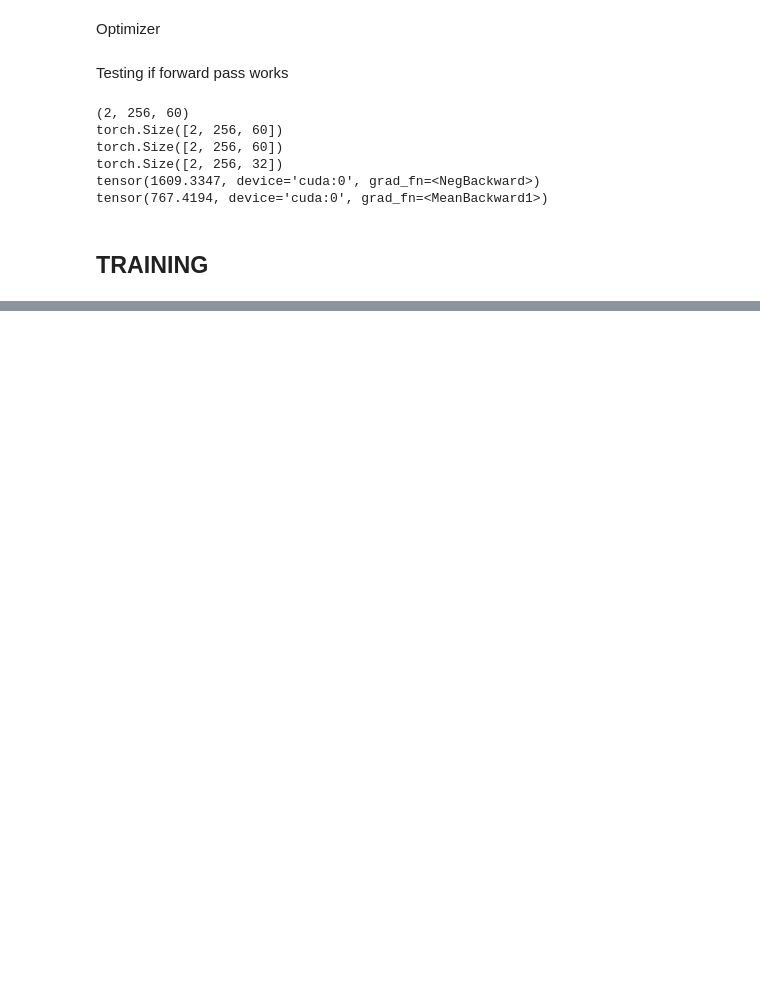
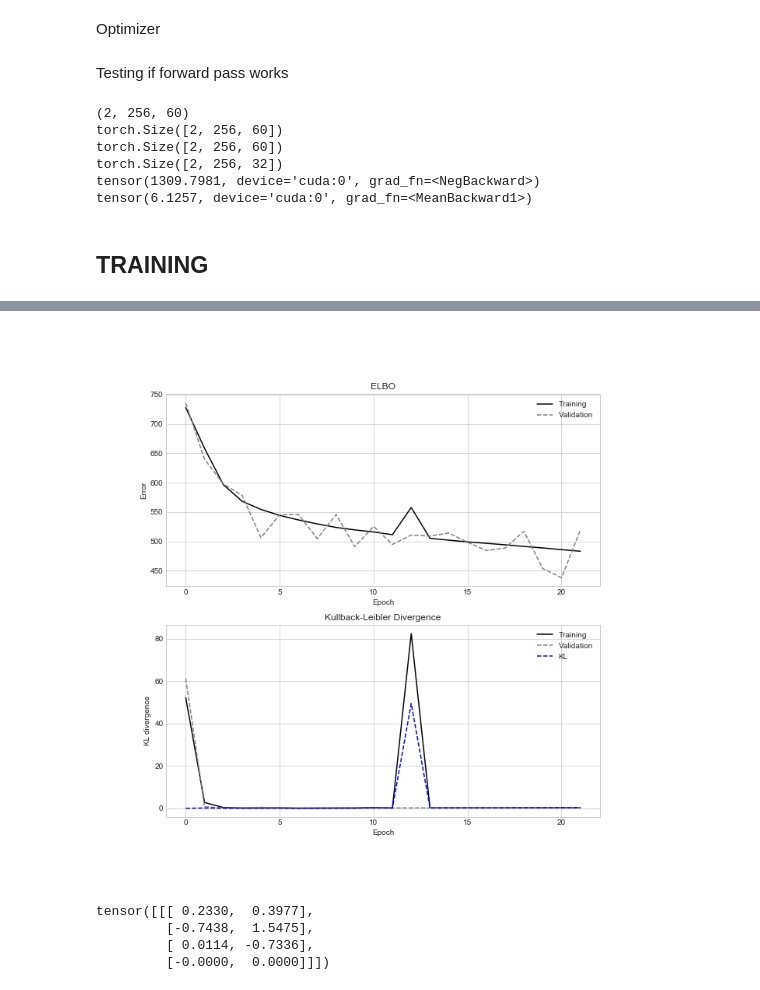
Before and after one commit to Variational-Autoencoder/MusicVAE, a Jupyter notebook: notebooks/MusicVAE Model and training.ipynb, the cells around one changed output, grey strips where cells are left out. Cells and saved outputs as stored; diff of their text form; code cells hidden in the pictures; blank space fills up the shorter version.

Commit message:
warmup and worddropout

```diff
--- a/notebooks/MusicVAE Model and training.ipynb
+++ b/notebooks/MusicVAE Model and training.ipynb
@@ -62,7 +62,7 @@ midi_dataset.get_mem_usage()
 random_seed = 42
 
 
-test_split = .2
+test_split = .5
 shuffle = True
 
 if random_seed is not None:
@@ -128,6 +128,8 @@ class VariationalAutoencoder(nn.Module):
         self.linear_z = nn.Linear(in_features=latent_features, out_features=decoders_initial_size)
 
         self.dropout= nn.Dropout(p=0.05)
+
+        self.worddropout = nn.Dropout2d(p=0.1)
 
         # Define the conductor and note decoder
         self.conductor = nn.LSTM(decoders_initial_size, decoders_initial_size, num_layers=1,batch_first=True)
@@ -178,6 +180,8 @@ class VariationalAutoencoder(nn.Module):
         h0,c0,hconductor,cconductor = self.init_hidden(batch_size)
 
         #print("Input",x.shape)
+
+        x = self.worddropout(x)
 
         #resets encoder at the beginning of every batch and gives it x
         x, hidden = self.encoder(x, ( h0,c0))
@@ -409,7 +414,7 @@ def ELBO_loss(y, t, mu, log_var, weight):
     ELBO = torch.mean(likelihood) - (weight*torch.mean(kl_div)) # add a weight to the kl using warmup
 
     # notice minus sign as we want to maximise ELBO
-    return -ELBO, kl_div.mean() # mean instead of sum
+    return -ELBO, kl_div.mean(),weight*kl_div.mean() # mean instead of sum
 
 
 
@@ -459,7 +464,7 @@ x_hat = outputs["x_hat"]
 mu, log_var = outputs["mu"], outputs["log_var"]
 z = outputs["z"]
 
-loss, kl = loss_function(x_hat, x, mu, log_var,1)
+loss, kl,klw = loss_function(x_hat, x, mu, log_var,1)
 
 
 
@@ -473,8 +478,8 @@ print(kl)
 torch.Size([2, 256, 60])
 torch.Size([2, 256, 60])
 torch.Size([2, 256, 32])
-tensor(1609.3347, device='cuda:0', grad_fn=<NegBackward>)
-tensor(767.4194, device='cuda:0', grad_fn=<MeanBackward1>)
+tensor(1309.7981, device='cuda:0', grad_fn=<NegBackward>)
+tensor(6.1257, device='cuda:0', grad_fn=<MeanBackward1>)
 # %% [markdown]
 ## TRAINING
 # %%
@@ -487,11 +492,18 @@ tmp_img = "tmp_vae_out.png"
 # 3 = ~12 minutes
 num_epochs = 100
 
+warmup_epochs=20
+
+warmup_w=0
+
+if warmup_epochs>num_epochs:
+    warmup_epochs=num_epochs
+
+
 train_loss, valid_loss = [], []
-train_kl, valid_kl = [], []
+train_kl, valid_kl,train_klw = [], [],[]
 
-# Warmup weights
-weight = 1 / (num_epochs - 1)
+
 
 start = time.time()
 
@@ -499,7 +511,7 @@ print("Training epoch {}".format(0))
 #epochs loop
 for epoch in range(num_epochs):
 
-    batch_loss, batch_kl = [], []
+    batch_loss, batch_kl,batch_klw = [], [],[]
     net.train()
 
     for i_batch, sample_batched in enumerate(train_loader):
@@ -522,7 +534,7 @@ for epoch in range(num_epochs):
         x_hat = outputs['x_hat']
         mu, log_var = outputs['mu'], outputs['log_var']
 
-        elbo, kl = loss_function(x_hat, x, mu, log_var, weight)
+        elbo, kl,kl_w = loss_function(x_hat, x, mu, log_var, warmup_w)
 
         optimizer.zero_grad()
         elbo.backward()
@@ -530,9 +542,10 @@ for epoch in range(num_epochs):
 
         batch_loss.append(elbo.item())
         batch_kl.append(kl.item())
-
+        batch_klw.append(kl_w.item())
     train_loss.append(np.mean(batch_loss))
     train_kl.append(np.mean(batch_kl))
+    train_klw.append(np.mean(batch_klw))
 
     # Evaluate, do not propagate gradients
     with torch.no_grad():
@@ -549,7 +562,7 @@ for epoch in range(num_epochs):
         mu, log_var = outputs['mu'], outputs['log_var']
         z = outputs["z"]
 
-        elbo, kl = loss_function(x_hat, x, mu, log_var, 1.0)
+        elbo, kl,klw = loss_function(x_hat, x, mu, log_var,warmup_w)
 
         # We save the latent variable and reconstruction for later use
         # we will need them on the CPU to plot
@@ -559,6 +572,10 @@ for epoch in range(num_epochs):
 
         valid_loss.append(elbo.item())
         valid_kl.append(kl.item())
+
+    warmup_w=warmup_w+1/warmup_epochs
+    if warmup_w>1:
+        warmup_w=1
 
     if epoch == 0:
         continue
@@ -588,7 +605,8 @@ for epoch in range(num_epochs):
 
     ax.plot(np.arange(epoch+1), train_kl, color="black")
     ax.plot(np.arange(epoch+1), valid_kl, color="gray", linestyle="--")
-    ax.legend(['Training', 'Validation'])
+    ax.plot(np.arange(epoch+1), train_klw, color="blue", linestyle="--")
+    ax.legend(['Training', 'Validation','KL'])
 
     print("Epoch: {}, {} seconds elapsed".format(epoch, time.time() - start))
 
@@ -599,3 +617,4 @@ for epoch in range(num_epochs):
     clear_output(wait=True)
 
     os.remove(tmp_img)
+# %% [output]
@@ -602,3 +622,4 @@ for epoch in range(num_epochs):
+[figure, added]
 # %%
 if not os.path.exists('midi'):
     os.makedirs('midi')
@@ -685,3 +706,13 @@ for i in range(sequence_length):
         notes.append(torch.softmax(linear(note.view(batch_size, -1)), dim=1))
 
 notes = torch.cat(notes)
+# %%
+
+input = torch.randn(1, 4, 2)
+output = m(input)
+print(output)
+# %% [output]
+tensor([[[ 0.2330,  0.3977],
+         [-0.7438,  1.5475],
+         [ 0.0114, -0.7336],
+         [-0.0000,  0.0000]]])
```
Also changed, not shown: parts of 3 cells of this notebook.
